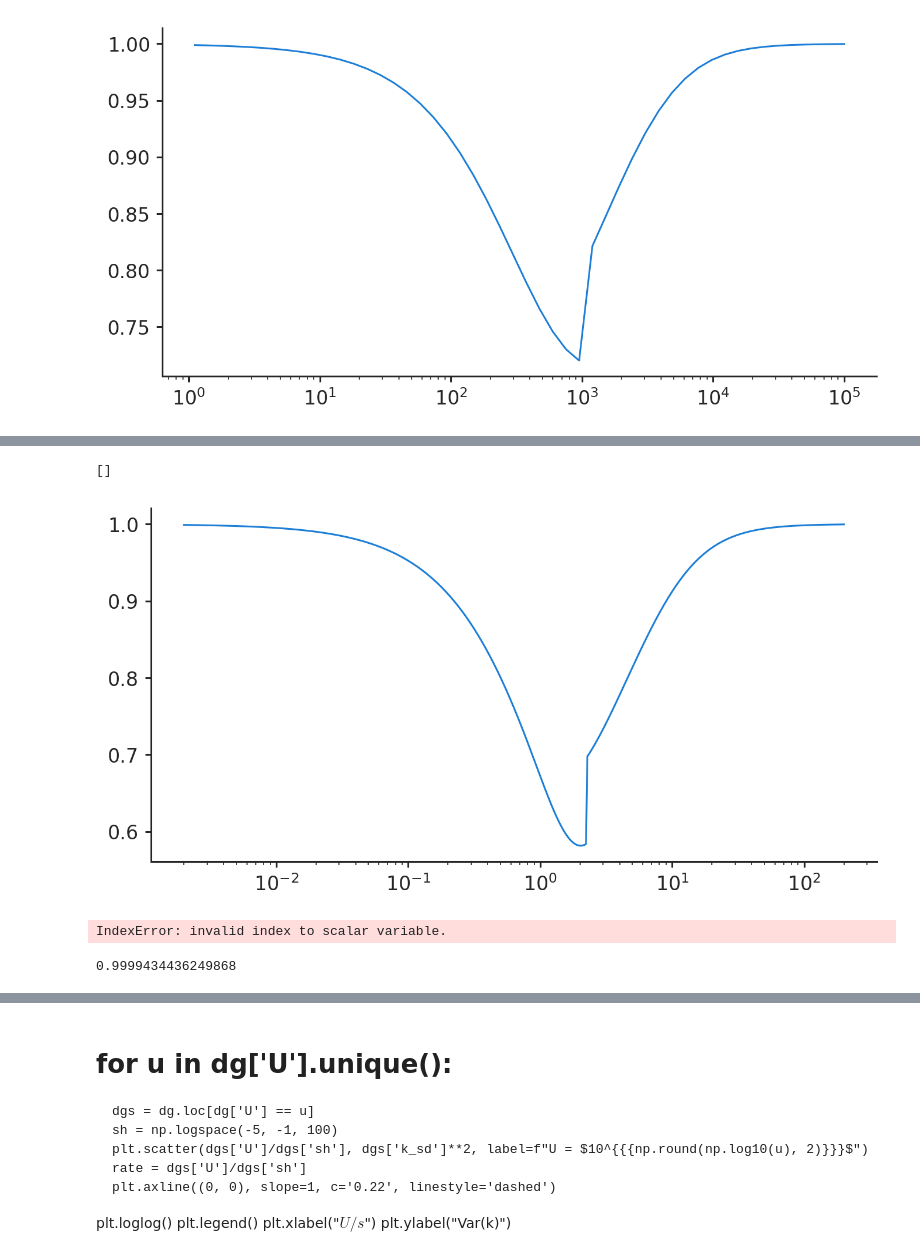
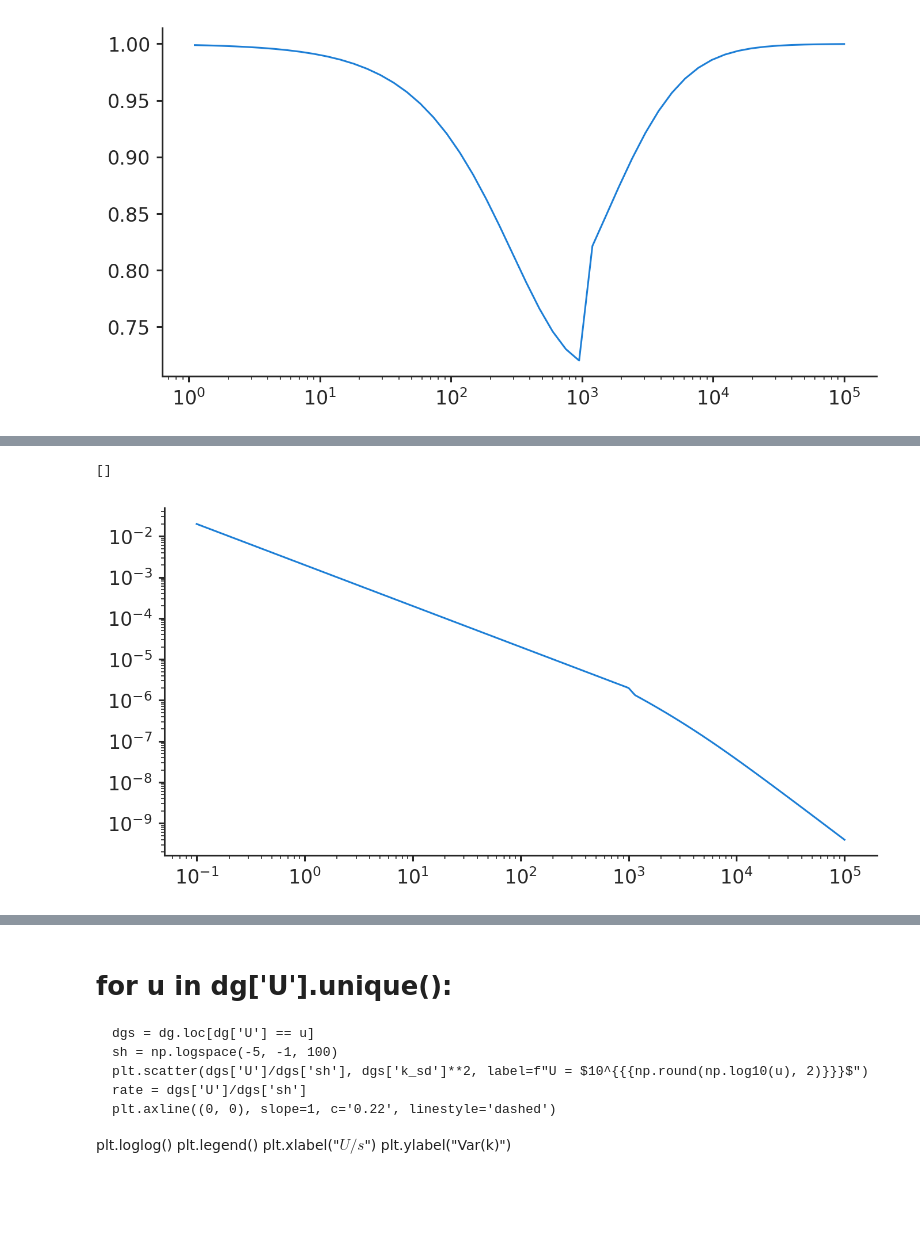
Before and after one commit to vsbuffalo/bprime, a Jupyter notebook: notebooks/region_simulations.ipynb, the cells around one changed output, grey strips where cells are left out. Cells and saved outputs as stored; diff of their text form; code cells hidden in the pictures; blank space fills up the shorter version.

```diff
--- a/notebooks/region_simulations.ipynb
+++ b/notebooks/region_simulations.ipynb
@@ -288,20 +297,6 @@ leg.get_frame().get_x()
-# %%
-x2 = np.logspace(-5, 0, 500)
-b1 = np.array(bgs_segment_sc16_vec(1e-8, x2, L, rbp, N, dont_fallback=False))
-plt.plot(2e-8*L/x2, b1)
-plt.semilogx()
-# %% [output]
-[]
-[figure, removed]
-# %%
-Vs = defaultdict(list)
-Ts = defaultdict(list)
-for mu, data in theory_data.items():
-    for i, x in enumerate(data[3]): # parts
-        Vs[mu].append(x[2])
-# %% [output]
-IndexError: invalid index to scalar variable.
 # %%
-data[3][42]
+plt.plot(1/theory_data[1e-8][0], theory_data[1e-8][3])
+plt.loglog()
 # %% [output]
-0.9999434436249868
+[]
+[figure, added]
```
Also changed, not shown: parts of 9 cells of this notebook, 1 other file.
